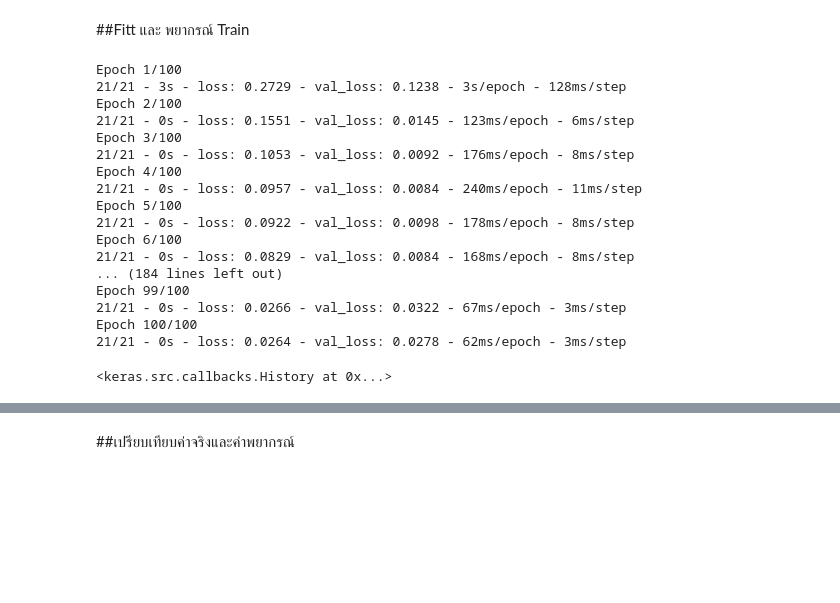
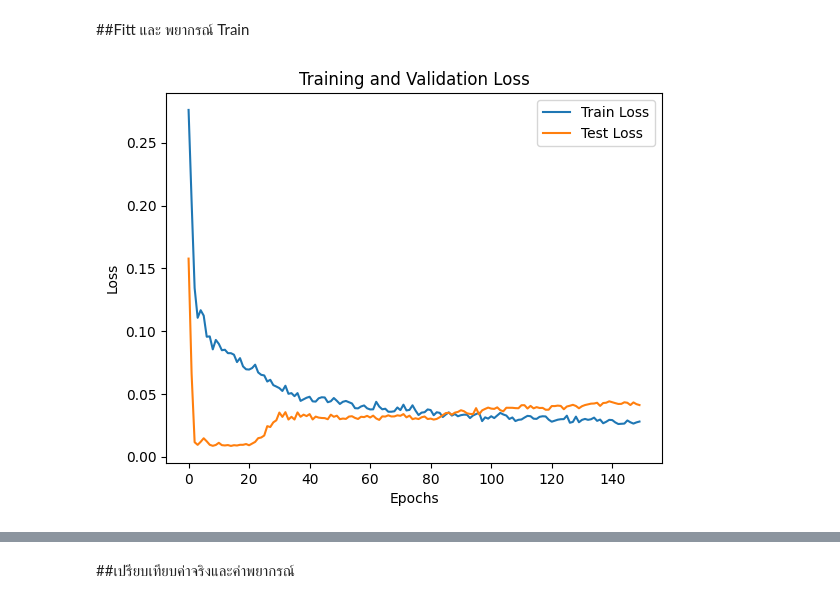
Before and after one commit to Suriya6744/Project, a Jupyter notebook: LSTM_final.ipynb, the cells around one changed output, grey strips where cells are left out. Drawn from its saved outputs; the diff is of its cells as text; code cells hidden in the pictures; blank space fills up the shorter version.

```diff
--- a/LSTM_final.ipynb
+++ b/LSTM_final.ipynb
@@ -866,62 +865,45 @@ print(y_test_ptt.shape)
 # %%
 from keras.optimizers import Adam
 from keras.models import Sequential
 from keras.layers import LSTM, Dense
 from sklearn.metrics import mean_squared_error
 import tensorflow as tf
 import numpy as np
 from keras.layers import Dropout
 
 # Define the neural network model
 model = Sequential()
-model.add(LSTM(64, activation='relu', input_shape=(X_train_ptt.shape[1], 1)))
+model.add(LSTM(80, activation='relu', input_shape=(X_train_ptt.shape[1], 1)))
 model.add(Dropout(0.5))
 
-model.add(Dense(32, activation='relu'))
+model.add(Dense(50, activation='relu'))
 model.add(Dropout(0.5))
 
-# model.add(Dense(10, activation='relu'))
-# model.add(Dropout(0.2))
+model.add(Dense(20, activation='relu'))
+model.add(Dropout(0.5))
 
 model.add(Dense(1, activation='relu'))
 
 # Compile the model with an optimizer and a loss function
 
 model.compile(optimizer=Adam(learning_rate=0.001), loss='mse')
 
 # Train the model on the training data
-model.fit(X_train_ptt, y_train_ptt, epochs=100, batch_size=25, verbose=2,validation_data=(X_test_ptt,y_test_ptt) )
+history = model.fit(X_train_ptt, y_train_ptt, epochs=150, batch_size=64, verbose=0,validation_data=(X_test_ptt,y_test_ptt))
 
 # Make predictions on the test set
 # y_pred_ptt_trian = model.predict(X_train_ptt)
 
 # # Plot training loss and validation loss
-# plt.plot(history.history['loss'], label='Training Loss')
-# plt.plot(history.history['val_loss'], label='Validation Loss')
-# plt.title('Training and Validation Loss')
-# plt.xlabel('Epochs')
-# plt.ylabel('Loss')
-# plt.legend()
-# plt.show()
+plt.plot(history.history['loss'], label='Train Loss')
+plt.plot(history.history['val_loss'], label='Test Loss')
+plt.title('Training and Validation Loss')
+plt.xlabel('Epochs')
+plt.ylabel('Loss')
+plt.legend()
+plt.show()
 # %% [output]
-Epoch 1/100
-21/21 - 3s - loss: 0.2729 - val_loss: 0.1238 - 3s/epoch - 128ms/step
-Epoch 2/100
-21/21 - 0s - loss: 0.1551 - val_loss: 0.0145 - 123ms/epoch - 6ms/step
-Epoch 3/100
-21/21 - 0s - loss: 0.1053 - val_loss: 0.0092 - 176ms/epoch - 8ms/step
-Epoch 4/100
-21/21 - 0s - loss: 0.0957 - val_loss: 0.0084 - 240ms/epoch - 11ms/step
-Epoch 5/100
-21/21 - 0s - loss: 0.0922 - val_loss: 0.0098 - 178ms/epoch - 8ms/step
-Epoch 6/100
-21/21 - 0s - loss: 0.0829 - val_loss: 0.0084 - 168ms/epoch - 8ms/step
-... (184 lines left out)
-Epoch 99/100
-21/21 - 0s - loss: 0.0266 - val_loss: 0.0322 - 67ms/epoch - 3ms/step
-Epoch 100/100
-21/21 - 0s - loss: 0.0264 - val_loss: 0.0278 - 62ms/epoch - 3ms/step
-<keras.src.callbacks.History at 0x...>
+[figure, added]
 # %%
 y_pred_ptt_trian = model.predict(X_train_ptt).flatten()
 plt.figure(figsize=(12, 6))
```
Also changed, not shown: parts of 4 cells of this notebook.
